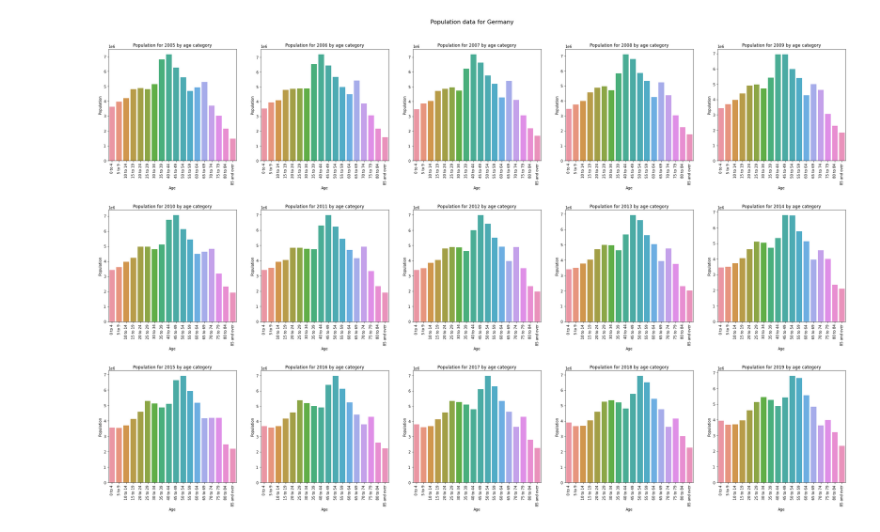
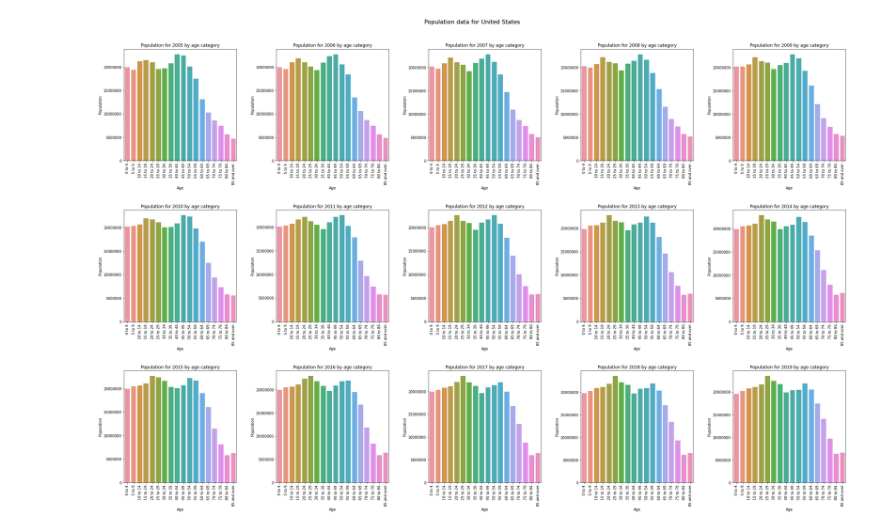
Before and after one commit to cmstorrsfox/portfolio_project, a Jupyter notebook: python_and_r/oop_project/countries_oop.ipynb, the cells around one changed output. Cells and saved outputs as stored; diff of their text form; code cells hidden in the pictures.

Commit message:
changed string formatting for pop by age

```diff
--- a/python_and_r/oop_project/countries_oop.ipynb
+++ b/python_and_r/oop_project/countries_oop.ipynb
@@ -80,15 +97,15 @@ class Country():
       sns.barplot(data=yr_data, x="Age", y="Population", ax=ax, order=order)
       ax.set_title(f"Population for {years[i]} by age category")
       ax.set_xticklabels(labels=order, rotation=90)
+      ax.ticklabel_format(style="plain", axis="y")
 
     plt.tight_layout(pad=4)
     plt.show()
 # %%
 germany = Country("Germany")
 uk = Country("United Kingdom")
+usa = Country("United States")
 
-germany.chart_pop_by_age()
-
-#uk.chart_pop_growth(by_sex=True)
+usa.chart_pop_by_age()
 # %% [output]
-[figure, old version]
+[figure, new version]
```
Also changed, not shown: parts of 1 cell of this notebook.
